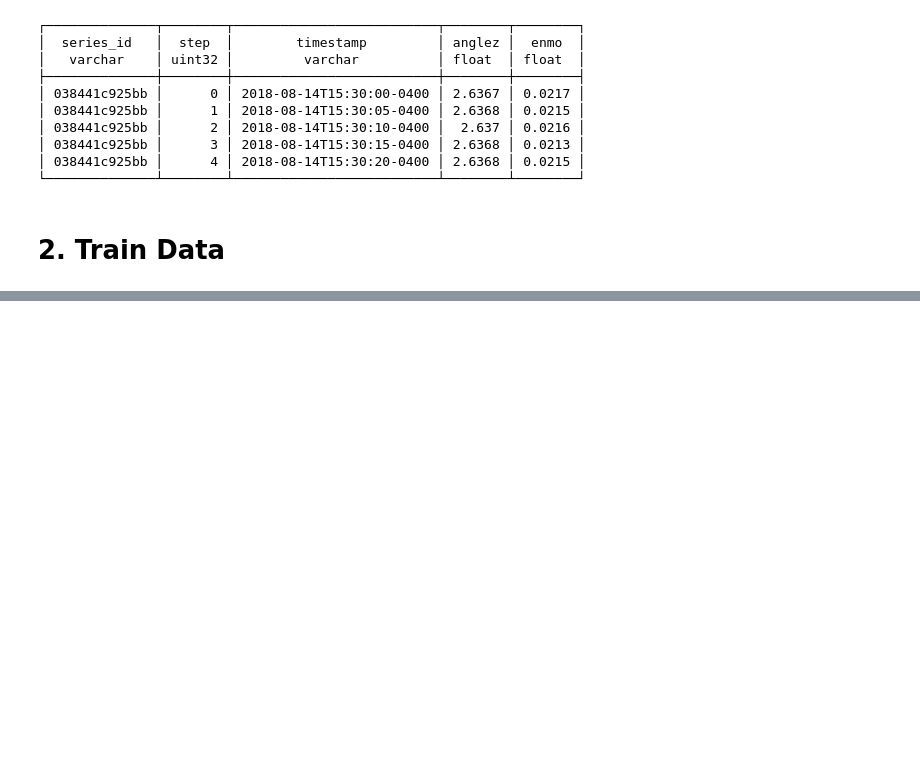
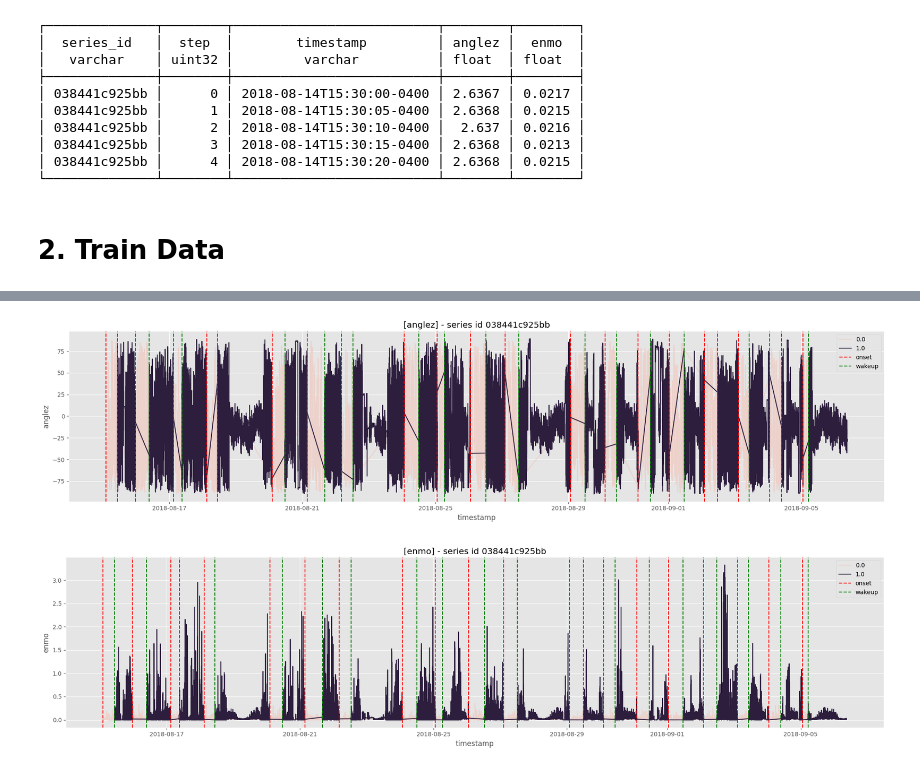
Before and after one commit to kevinkhang2909/ML-learning-journey, a Jupyter notebook: kaggle/nb.ipynb, the cells around one changed output, grey strips where cells are left out. Drawn from its saved outputs; the diff is of its cells as text; code cells hidden in the pictures; blank space fills up the shorter version.

```diff
--- a/kaggle/nb.ipynb
+++ b/kaggle/nb.ipynb
@@ -185,0 +303,6 @@ sns.lineplot(data=tmp.query('event == "wakeup"'), x='step', y='anglez', label='w
+# %%
+series_id = '038441c925bb'
+eda_series(series_id, df_merge_full, df_csv)
+# %% [output]
+[figure, added]
+[figure, added]
```
Also changed, not shown: parts of 29 cells of this notebook, 3 other files.
